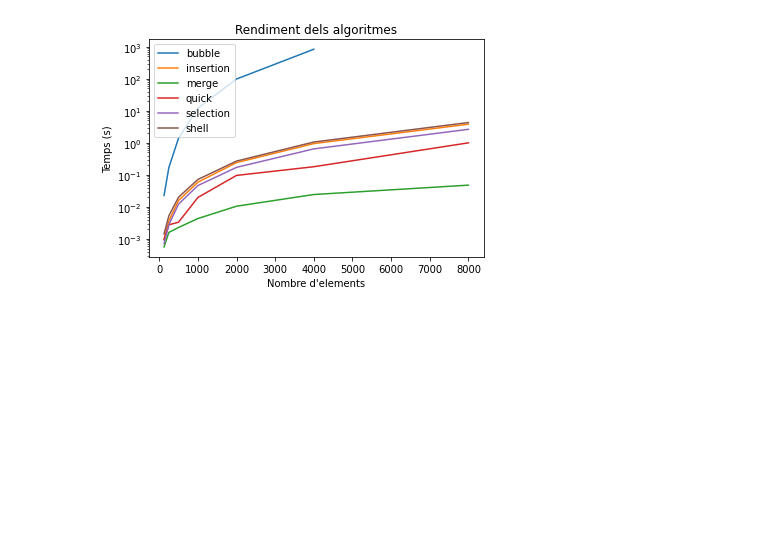
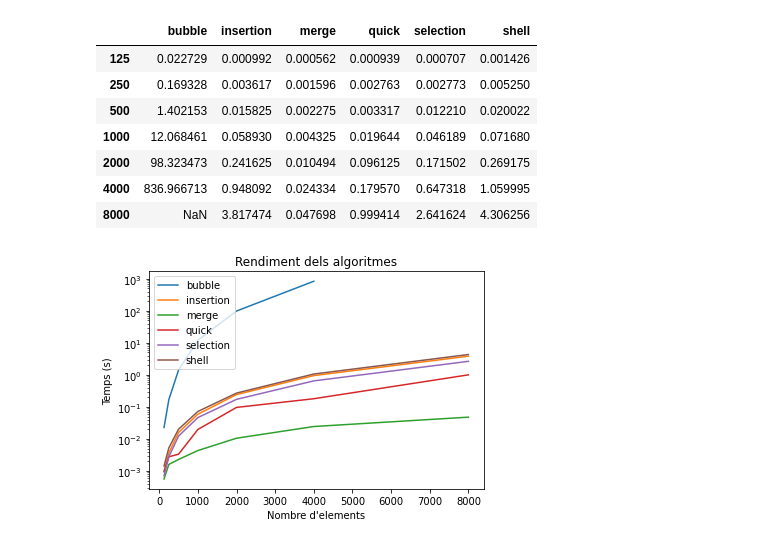
Before and after one commit to breadsanta/TREC, a Jupyter notebook: scripts/data/graph.ipynb, the cells around one changed output. Drawn from its saved outputs; the diff is of its cells as text; code cells hidden in the pictures; blank space fills up the shorter version.

```diff
--- a/scripts/data/graph.ipynb
+++ b/scripts/data/graph.ipynb
@@ -4,6 +4,16 @@ import matplotlib.pyplot as plt
 # %%
 df = pd.read_json("./out_0.json")
 df.to_excel("./data.xlsx")
+df
+# %% [output]
+|  | bubble | insertion | merge | quick | selection | shell |
+| 125 | 0.022729 | 0.000992 | 0.000562 | 0.000939 | 0.000707 | 0.001426 |
+| 250 | 0.169328 | 0.003617 | 0.001596 | 0.002763 | 0.002773 | 0.005250 |
+| 500 | 1.402153 | 0.015825 | 0.002275 | 0.003317 | 0.012210 | 0.020022 |
+| 1000 | 12.068461 | 0.058930 | 0.004325 | 0.019644 | 0.046189 | 0.071680 |
+| 2000 | 98.323473 | 0.241625 | 0.010494 | 0.096125 | 0.171502 | 0.269175 |
+| 4000 | 836.966713 | 0.948092 | 0.024334 | 0.179570 | 0.647318 | 1.059995 |
+| 8000 | NaN | 3.817474 | 0.047698 | 0.999414 | 2.641624 | 4.306256 |
 # %%
 plt.plot(df)
 plt.title("Rendiment dels algoritmes")
```
Also changed, not shown: parts of 3 cells of this notebook, 48 other files.
